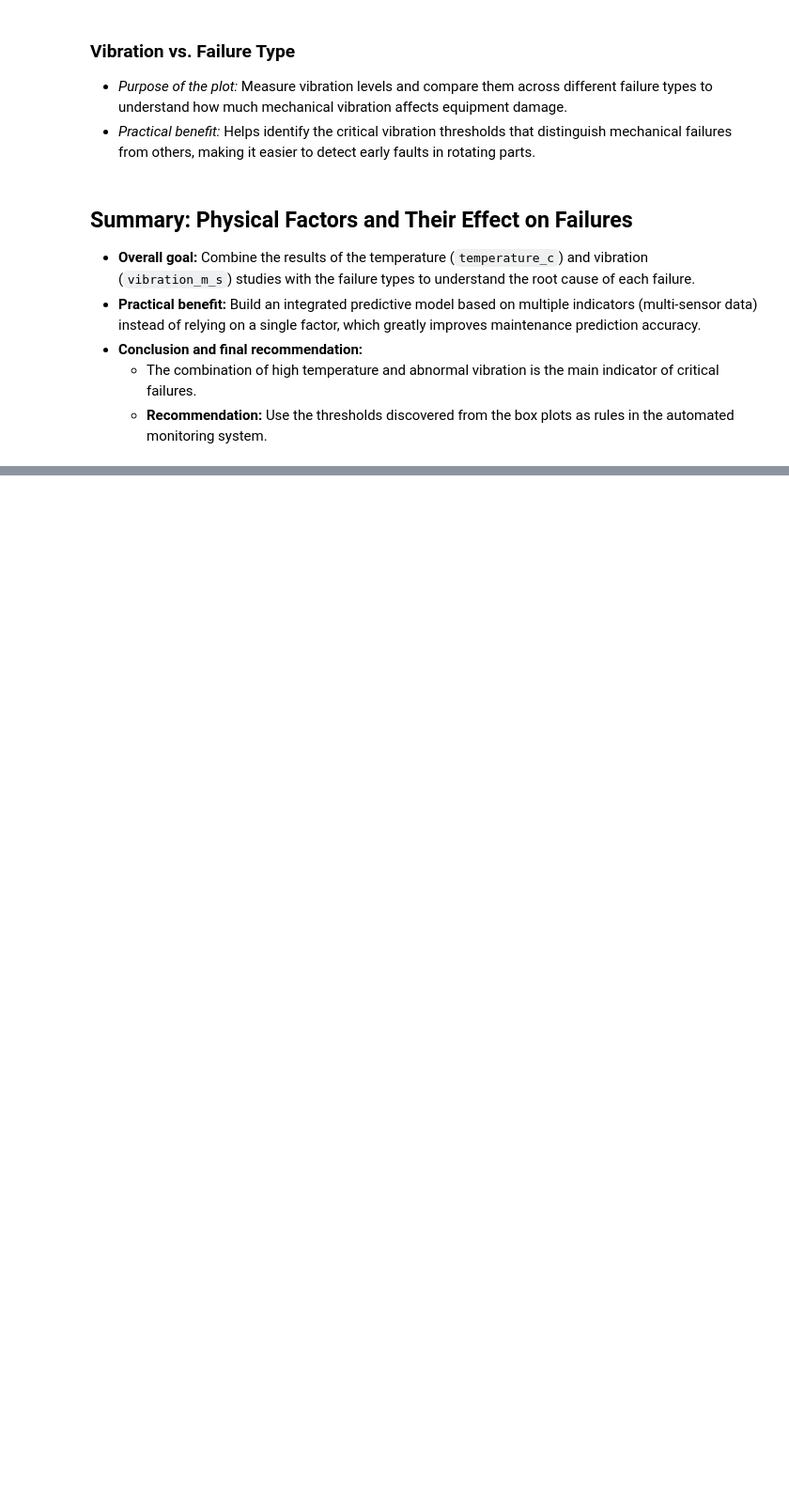
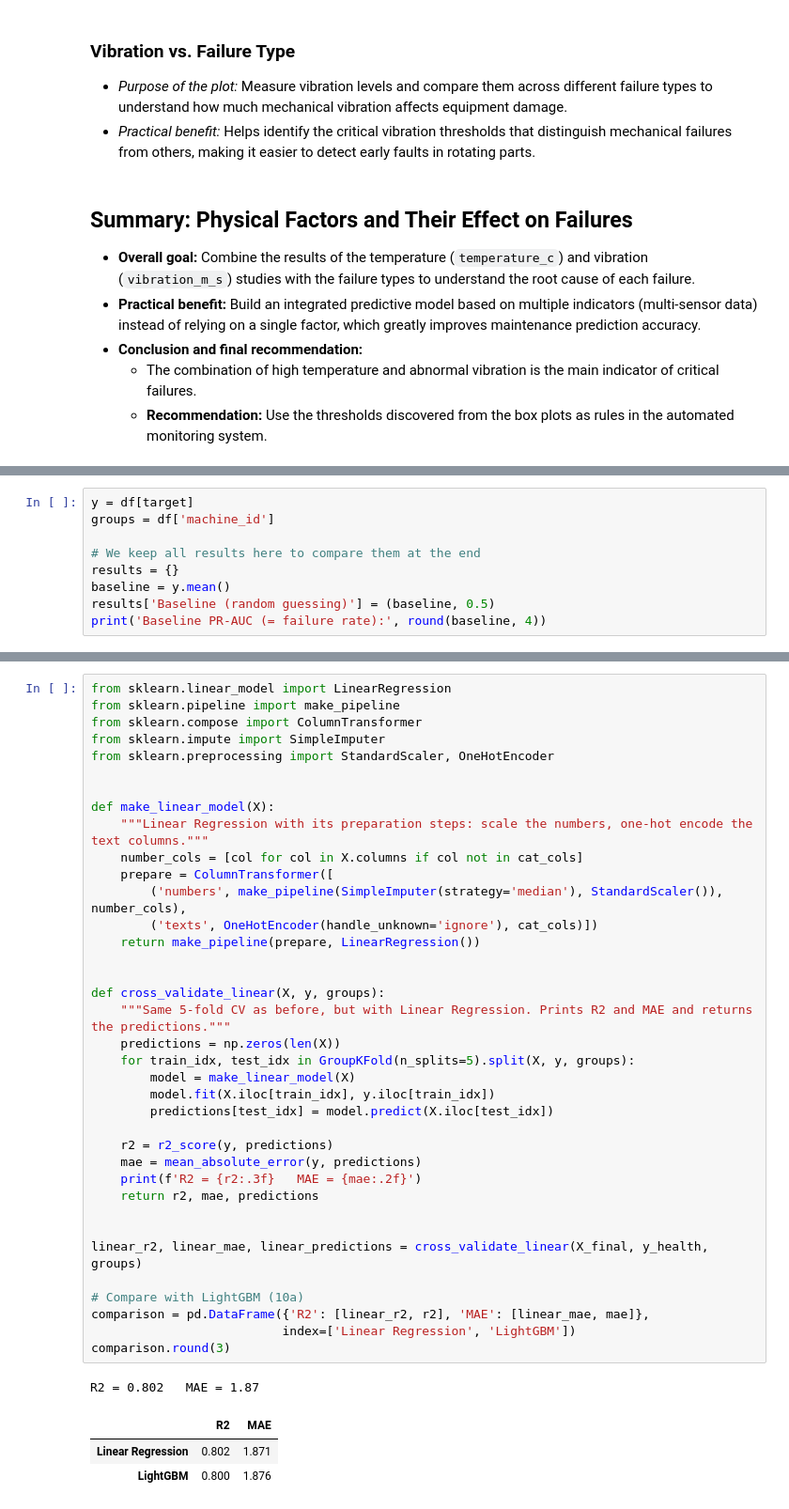
Before and after one commit to Almostafa-Alashrey/Manufacturing_Analysis, a Jupyter notebook: Manufacturing_Analysis.ipynb, the cells around one changed output, grey strips where cells are left out. Shown at 94% size. Drawn from its saved outputs; the diff is of its cells as text; blank space fills up the shorter version.

```diff
--- a/Manufacturing_Analysis.ipynb
+++ b/Manufacturing_Analysis.ipynb
@@ -1349,0 +1449,9 @@ plt.show()
+# %%
+y = df[target]
+groups = df['machine_id']
+
+# We keep all results here to compare them at the end
+results = {}
+baseline = y.mean()
+results['Baseline (random guessing)'] = (baseline, 0.5)
+print('Baseline PR-AUC (= failure rate):', round(baseline, 4))
@@ -1349,0 +1711,42 @@ plt.show()
+# %%
+from sklearn.linear_model import LinearRegression
+from sklearn.pipeline import make_pipeline
+from sklearn.compose import ColumnTransformer
+from sklearn.impute import SimpleImputer
+from sklearn.preprocessing import StandardScaler, OneHotEncoder
+
+
+def make_linear_model(X):
+    """Linear Regression with its preparation steps: scale the numbers, one-hot encode the text columns."""
+    number_cols = [col for col in X.columns if col not in cat_cols]
+    prepare = ColumnTransformer([
+        ('numbers', make_pipeline(SimpleImputer(strategy='median'), StandardScaler()), number_cols),
+        ('texts', OneHotEncoder(handle_unknown='ignore'), cat_cols)])
+    return make_pipeline(prepare, LinearRegression())
+
+
+def cross_validate_linear(X, y, groups):
+    """Same 5-fold CV as before, but with Linear Regression. Prints R2 and MAE and returns the predictions."""
+    predictions = np.zeros(len(X))
+    for train_idx, test_idx in GroupKFold(n_splits=5).split(X, y, groups):
+        model = make_linear_model(X)
+        model.fit(X.iloc[train_idx], y.iloc[train_idx])
+        predictions[test_idx] = model.predict(X.iloc[test_idx])
+
+    r2 = r2_score(y, predictions)
+    mae = mean_absolute_error(y, predictions)
+    print(f'R2 = {r2:.3f}   MAE = {mae:.2f}')
+    return r2, mae, predictions
+
+
+linear_r2, linear_mae, linear_predictions = cross_validate_linear(X_final, y_health, groups)
+
+# Compare with LightGBM (10a)
+comparison = pd.DataFrame({'R2': [linear_r2, r2], 'MAE': [linear_mae, mae]},
+                          index=['Linear Regression', 'LightGBM'])
+comparison.round(3)
+# %% [output]
+R2 = 0.802   MAE = 1.87
+|  | R2 | MAE |
+| Linear Regression | 0.802 | 1.871 |
+| LightGBM | 0.800 | 1.876 |
```
Also changed, not shown: parts of 47 cells of this notebook, 12 other files.
